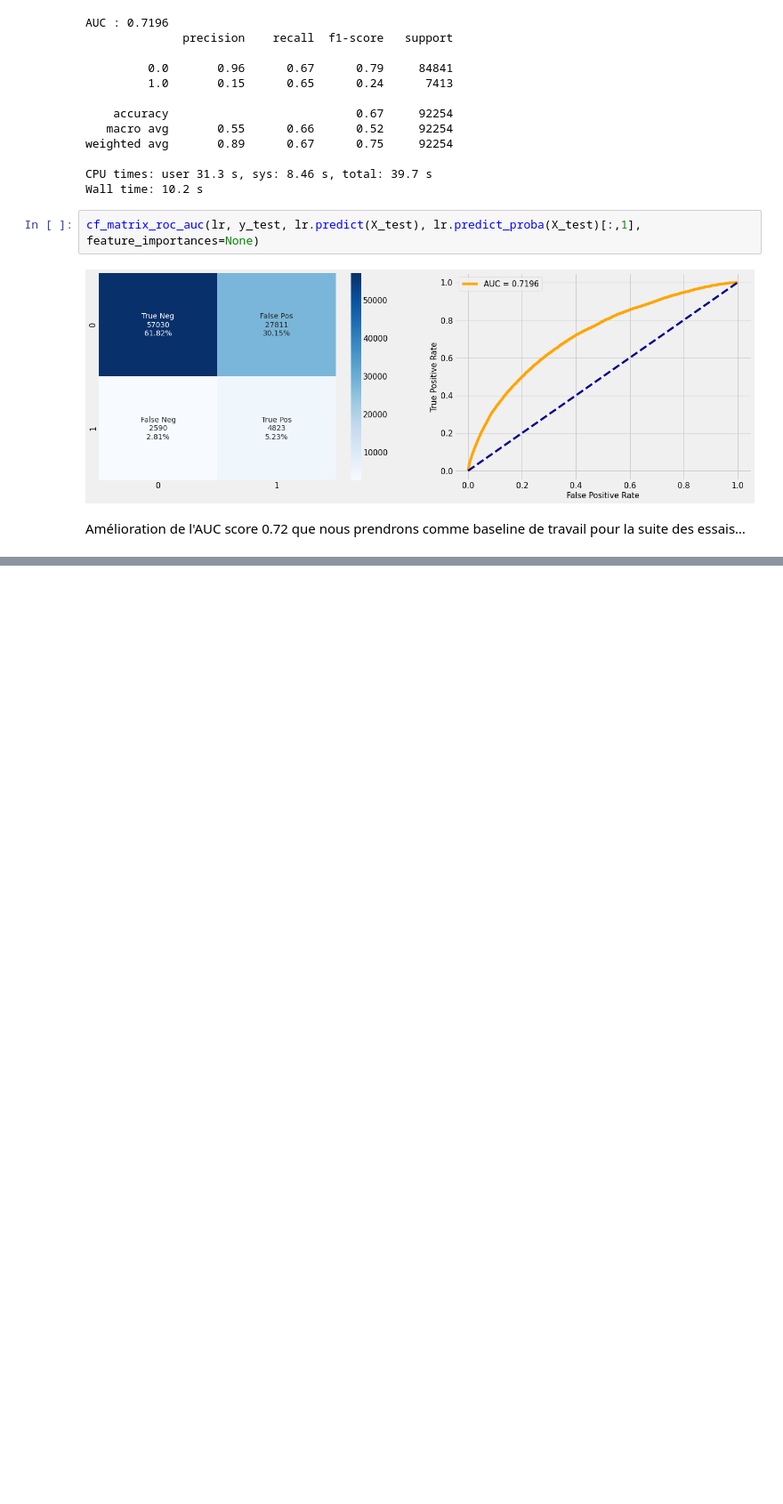
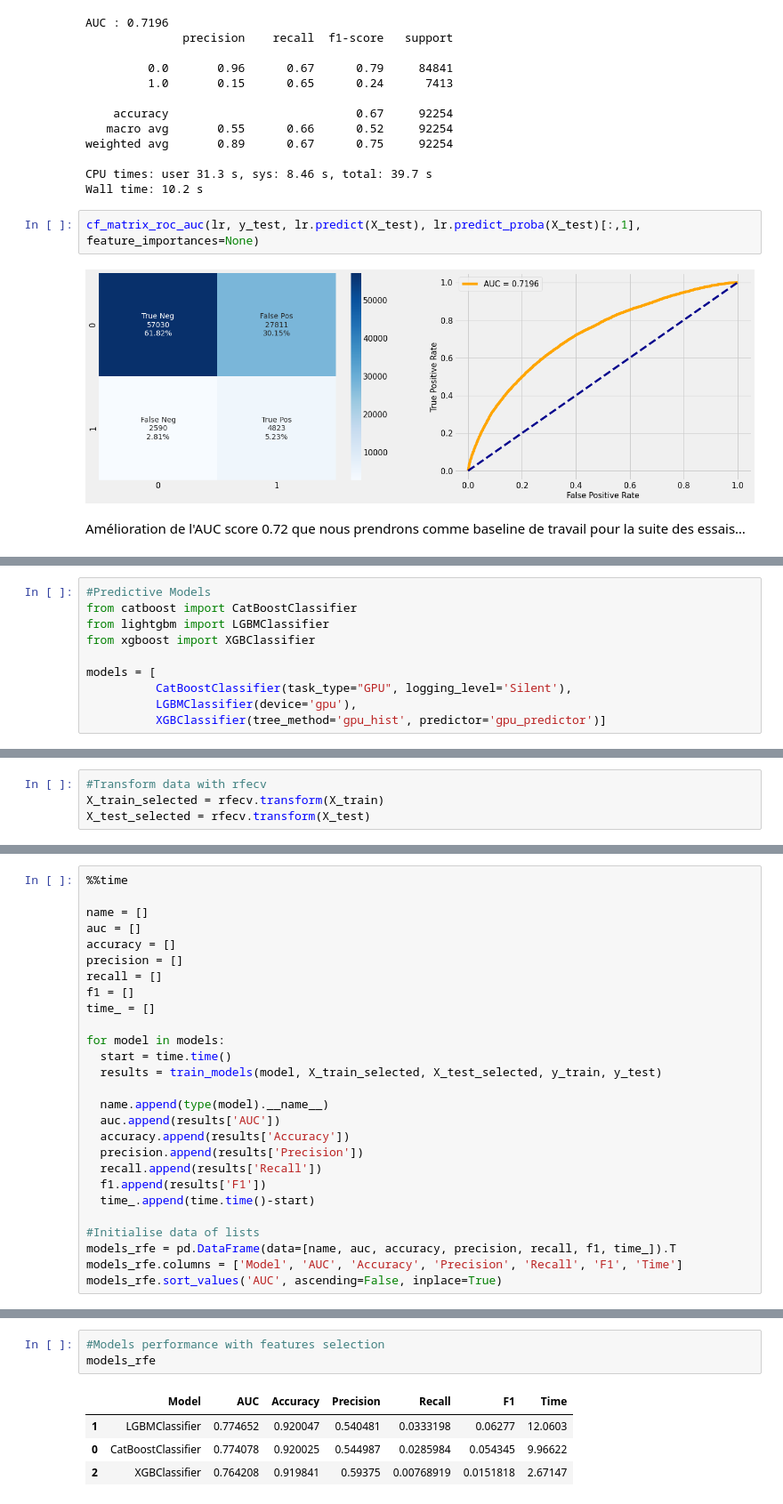
Before and after one commit to nalron/project_credit_scoring_model, a Jupyter notebook: p7_02_modelisation_notebook.ipynb, the cells around one changed output, grey strips where cells are left out. Shown at 89% size. Cells and saved outputs as stored; diff of their text form; blank space fills up the shorter version.

```diff
--- a/p7_02_modelisation_notebook.ipynb
+++ b/p7_02_modelisation_notebook.ipynb
@@ -307,0 +310,10 @@ Amélioration de l'AUC score 0.72 que nous prendrons comme baseline de travail p
+# %%
+#Predictive Models
+from catboost import CatBoostClassifier
+from lightgbm import LGBMClassifier
+from xgboost import XGBClassifier
+
+models = [
+          CatBoostClassifier(task_type="GPU", logging_level='Silent'),
+          LGBMClassifier(device='gpu'),
+          XGBClassifier(tree_method='gpu_hist', predictor='gpu_predictor')]
@@ -307,0 +516,4 @@ Amélioration de l'AUC score 0.72 que nous prendrons comme baseline de travail p
+# %%
+#Transform data with rfecv
+X_train_selected = rfecv.transform(X_train)
+X_test_selected = rfecv.transform(X_test)
@@ -307,0 +539,27 @@ Amélioration de l'AUC score 0.72 que nous prendrons comme baseline de travail p
+# %%
+%%time
+
+name = []
+auc = []
+accuracy = []
+precision = []
+recall = []
+f1 = []
+time_ = []
+
+for model in models:
+  start = time.time()
+  results = train_models(model, X_train_selected, X_test_selected, y_train, y_test)
+
+  name.append(type(model).__name__)
+  auc.append(results['AUC'])
+  accuracy.append(results['Accuracy'])
+  precision.append(results['Precision'])
+  recall.append(results['Recall'])
+  f1.append(results['F1'])
+  time_.append(time.time()-start)
+
+#Initialise data of lists
+models_rfe = pd.DataFrame(data=[name, auc, accuracy, precision, recall, f1, time_]).T
+models_rfe.columns = ['Model', 'AUC', 'Accuracy', 'Precision', 'Recall', 'F1', 'Time']
+models_rfe.sort_values('AUC', ascending=False, inplace=True)
@@ -307,0 +569,8 @@ Amélioration de l'AUC score 0.72 que nous prendrons comme baseline de travail p
+# %%
+#Models performance with features selection
+models_rfe
+# %% [output]
+|  | Model | AUC | Accuracy | Precision | Recall | F1 | Time |
+| 1 | LGBMClassifier | 0.774652 | 0.920047 | 0.540481 | 0.0333198 | 0.06277 | 12.0603 |
+| 0 | CatBoostClassifier | 0.774078 | 0.920025 | 0.544987 | 0.0285984 | 0.054345 | 9.96622 |
+| 2 | XGBClassifier | 0.764208 | 0.919841 | 0.59375 | 0.00768919 | 0.0151818 | 2.67147 |
```
Also changed, not shown: parts of 29 cells of this notebook.
